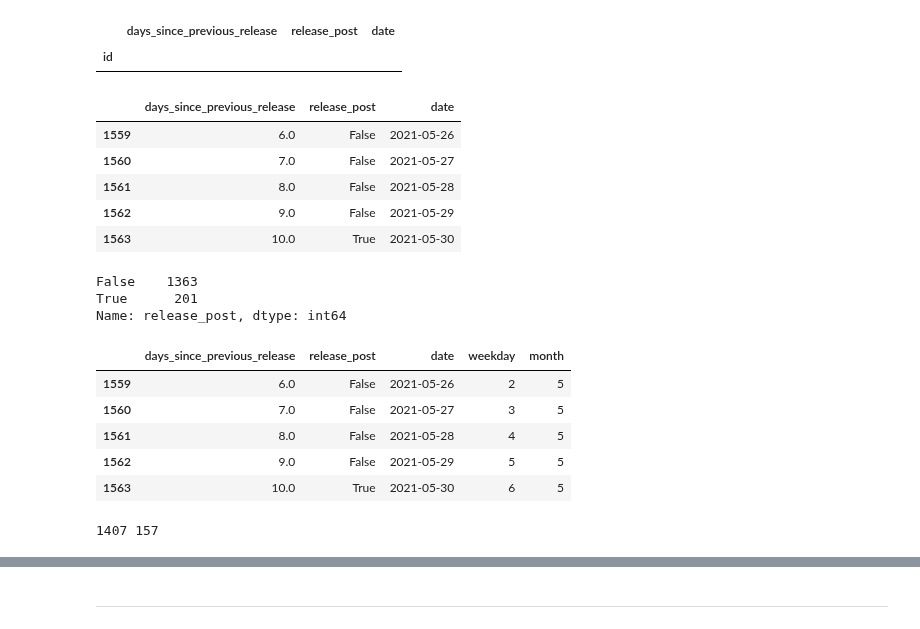
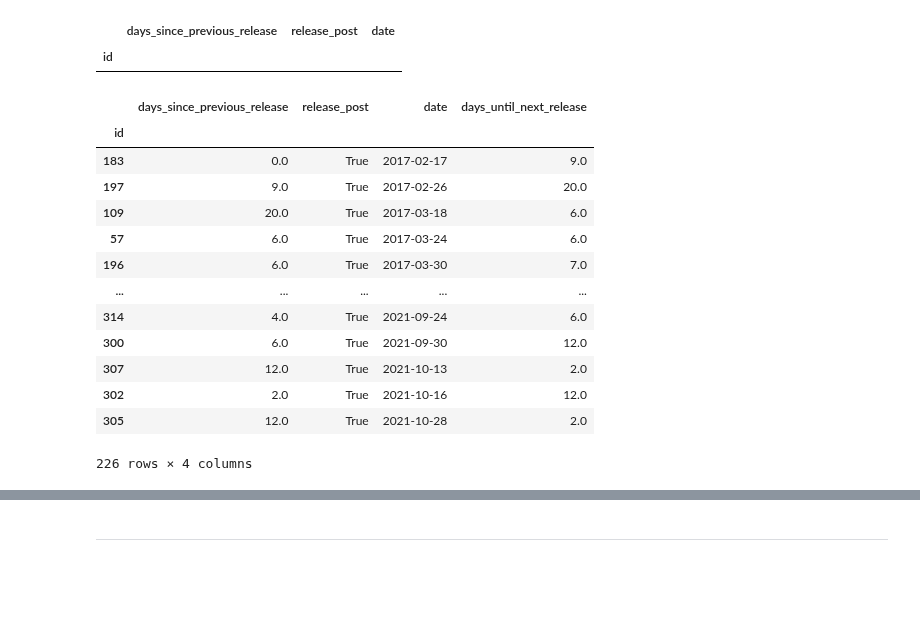
Before and after one commit to dmnapolitano/troon_release_prediction, a Jupyter notebook: Predict the Next Release - Time Series.ipynb, the cells around one changed output, grey strips where cells are left out. Cells and saved outputs as stored; diff of their text form; code cells hidden in the pictures; blank space fills up the shorter version.

```diff
--- a/Predict the Next Release - Time Series.ipynb
+++ b/Predict the Next Release - Time Series.ipynb
@@ -33,52 +47,3 @@ df.query("release_post == True & days_since_previous_release.isnull()")
 | id |  |  |  |
 # %%
 df = df[df["days_since_previous_release"].notnull()].copy()
-# %%
-filled_in = [dict(df.iloc[0])]
-# df should already be sorted by date
-current_date = filled_in[0]["date"]
-days_since_release = filled_in[0]["days_since_previous_release"] # should be 0
-while current_date < df.iloc[-1]["date"]:
-    days_since_release += 1
-    current_date = current_date + timedelta(days=1)
-    in_df = df[df["date"] == current_date]
-    if len(in_df) == 1:
-        filled_in.append({"date" : current_date, "release_post" : in_df.iloc[0]["release_post"],
-                          "days_since_previous_release" : days_since_release})
-        days_since_release = 0
-    else:
-        filled_in.append({"date" : current_date, "release_post" : False,
-                          "days_since_previous_release" : days_since_release})
-
-features_df = pandas.DataFrame(filled_in)
-features_df.tail()
-# %% [output]
-|  | days_since_previous_release | release_post | date |
-| 1559 | 6.0 | False | 2021-05-26 |
-| 1560 | 7.0 | False | 2021-05-27 |
-| 1561 | 8.0 | False | 2021-05-28 |
-| 1562 | 9.0 | False | 2021-05-29 |
-| 1563 | 10.0 | True | 2021-05-30 |
-# %%
-features_df["release_post"].value_counts()
-# %% [output]
-False    1363
-True      201
-Name: release_post, dtype: int64
-# %%
-features_df["weekday"] = features_df["date"].apply(lambda x : x.weekday())
-features_df["month"] = features_df["date"].apply(lambda x : x.month)
-features_df.tail()
-# %% [output]
-|  | days_since_previous_release | release_post | date | weekday | month |
-| 1559 | 6.0 | False | 2021-05-26 | 2 | 5 |
-| 1560 | 7.0 | False | 2021-05-27 | 3 | 5 |
-| 1561 | 8.0 | False | 2021-05-28 | 4 | 5 |
-| 1562 | 9.0 | False | 2021-05-29 | 5 | 5 |
-| 1563 | 10.0 | True | 2021-05-30 | 6 | 5 |
-# %%
-train_df = features_df[0:int(len(features_df) * 0.9)].copy()
-test_df = features_df[~features_df.index.isin(train_df.index)].copy()
-print(len(train_df), len(test_df))
-# %% [output]
-1407 157
@@ -87,0 +56,17 @@ test_df = test_df.rename(columns={"date" : "ds", "release_post" : "y"})
+# %%
+df
+# %% [output]
+|  | days_since_previous_release | release_post | date | days_until_next_release |
+| id |  |  |  |  |
+| 183 | 0.0 | True | 2017-02-17 | 9.0 |
+| 197 | 9.0 | True | 2017-02-26 | 20.0 |
+| 109 | 20.0 | True | 2017-03-18 | 6.0 |
+| 57 | 6.0 | True | 2017-03-24 | 6.0 |
+| 196 | 6.0 | True | 2017-03-30 | 7.0 |
+| ... | ... | ... | ... | ... |
+| 314 | 4.0 | True | 2021-09-24 | 6.0 |
+| 300 | 6.0 | True | 2021-09-30 | 12.0 |
+| 307 | 12.0 | True | 2021-10-13 | 2.0 |
+| 302 | 2.0 | True | 2021-10-16 | 12.0 |
+| 305 | 12.0 | True | 2021-10-28 | 2.0 |
+226 rows × 4 columns
```
Also changed, not shown: parts of 126 cells of this notebook, 2 other files.
